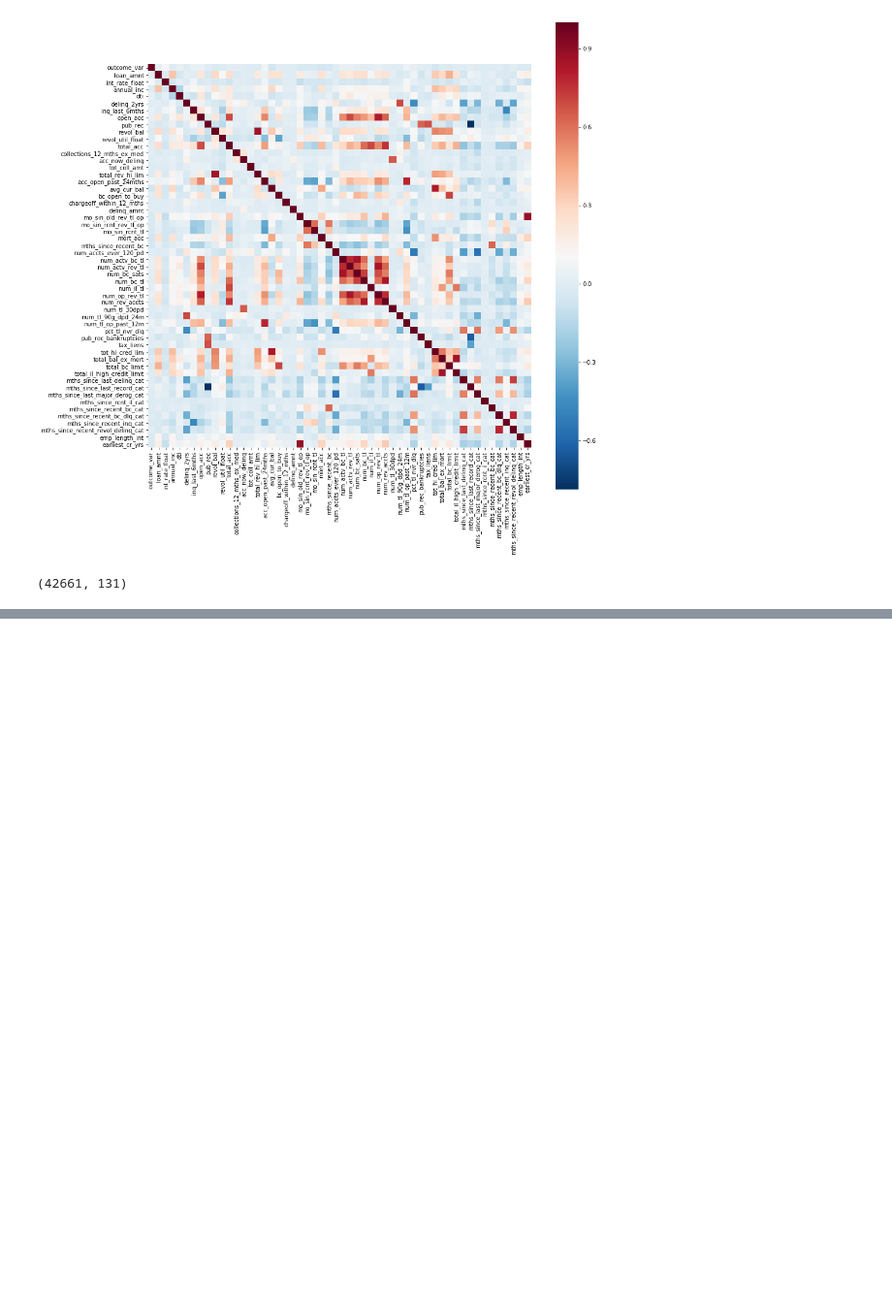
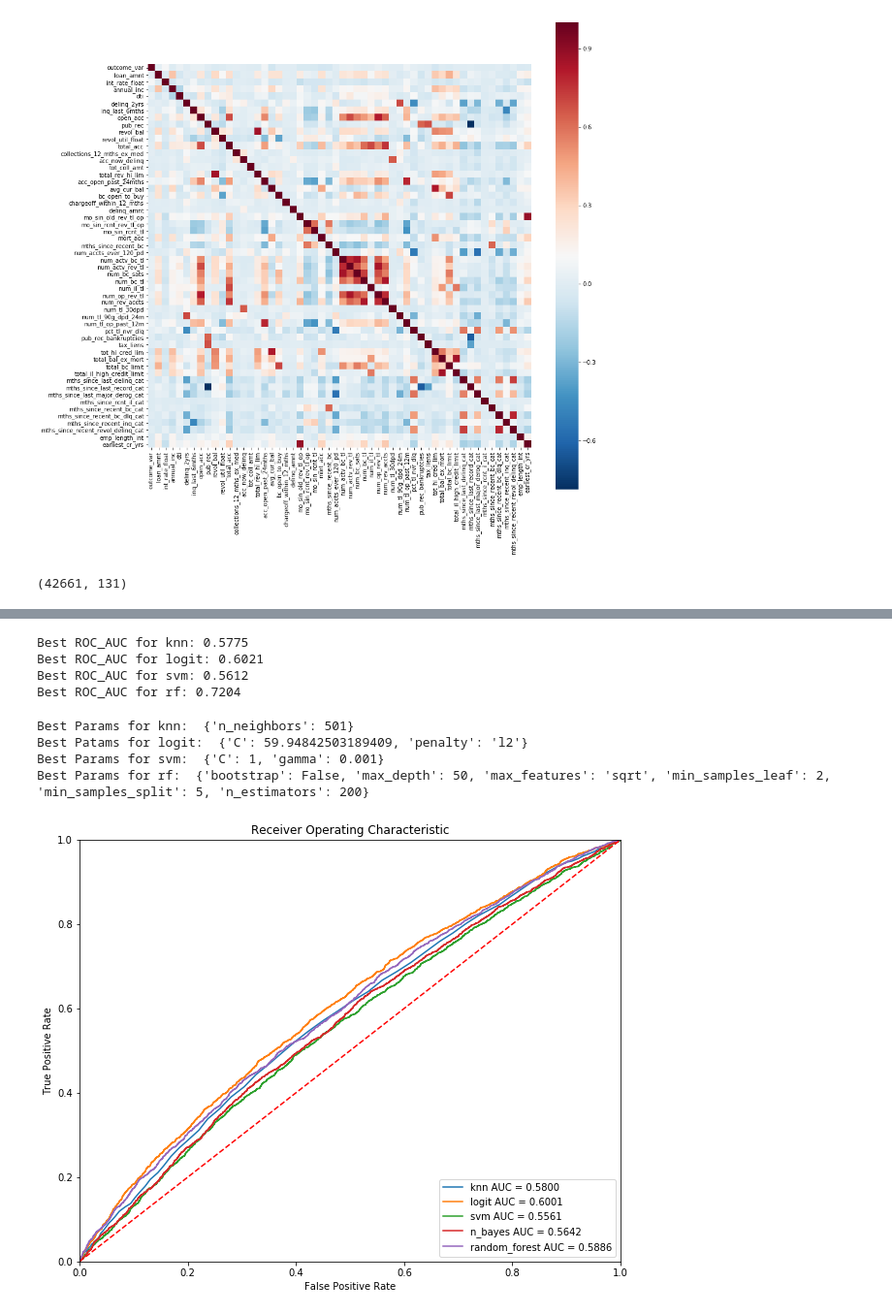
Before and after one commit to yiuhyuk/Project_3_Metis, a Jupyter notebook: lending_club_v1.0.ipynb, the cells around one changed output, grey strips where cells are left out. Shown: that part at 97% size. Saved outputs shown, nothing was run; the diff lists cells and outputs as text; code cells hidden in the pictures; blank space fills up the shorter version.

Commit message:
ROC Curves working properly now

```diff
--- a/lending_club_v1.0.ipynb
+++ b/lending_club_v1.0.ipynb
@@ -295,7 +295,7 @@ ks = [101, 501]
 param_grid = [{'n_neighbors': ks}]
 
 knn = KNeighborsClassifier()
-knn_grid = GridSearchCV(knn, param_grid, cv=5, scoring='roc_auc', verbose=1, n_jobs=-1)
+knn_grid = GridSearchCV(knn, param_grid, cv=5, scoring='roc_auc', verbose=10, n_jobs=-1)
 knn_grid.fit(x_norm_train, y_train)
 # %% [output]
 Fitting 5 folds for each of 2 candidates, totalling 10 fits
@@ -316,7 +319,7 @@ C = np.logspace(0, 4, 10)
 param_grid = dict(C=C, penalty=penalty)
 
 logistic = linear_model.LogisticRegression(solver='lbfgs', max_iter=10000)
-logistic_grid = GridSearchCV(logistic, param_grid, cv=5, scoring='roc_auc', verbose=1, n_jobs=-1)
+logistic_grid = GridSearchCV(logistic, param_grid, cv=5, scoring='roc_auc', verbose=10, n_jobs=-1)
 logistic_grid.fit(x_norm_train, y_train)
 # %% [output]
 Fitting 5 folds for each of 10 candidates, totalling 50 fits
@@ -341,7 +349,7 @@ gammas = [0.001, 0.1]
 param_grid = dict(C=C, gamma=gammas)
 
 svm1 = svm.SVC(kernel='rbf', probability=True)
-svm_grid = GridSearchCV(svm1, param_grid, cv=5, scoring='roc_auc', verbose=1, n_jobs=-1)
+svm_grid = GridSearchCV(svm1, param_grid, cv=5, scoring='roc_auc', verbose=10, n_jobs=-1)
 svm_grid.fit(x_norm_train, y_train)
 # %% [output]
 Fitting 5 folds for each of 2 candidates, totalling 10 fits
@@ -356,16 +376,16 @@ gnb_best = gnb.fit(x_norm_train, y_train)
 
 # Create the parameter grid based on the results of random search
 param_grid = {
-    'bootstrap': [True, False],
-    'max_depth': [10, 50],
-    'max_features': ['auto', 'sqrt'],
-    'min_samples_leaf': [2, 4],
-    'min_samples_split': [5, 10],
-    'n_estimators': [200, 800]
+    'bootstrap': [False],
+    'max_depth': [50, 70],
+    'max_features': ['sqrt'],
+    'min_samples_leaf': [1, 2],
+    'min_samples_split': [3, 5],
+    'n_estimators': [100, 200]
 }
 
 rf = RandomForestClassifier()
-rf_grid = GridSearchCV(estimator=rf, param_grid=param_grid, cv=5, verbose=1, n_jobs=-1)
+rf_grid = GridSearchCV(estimator=rf, param_grid=param_grid, cv=5, verbose=10, n_jobs=-1)
 rf_grid.fit(x_norm_train, y_train)
 # %% [output]
 Fitting 5 folds for each of 64 candidates, totalling 320 fits
@@ -388,36 +421,47 @@ GridSearchCV(cv=5, error_score='raise-deprecating',
 # %%
-print('Best ROC_AUC for knn: %0.3f', knn_grid.best_score_)
-print('Best ROC_AUC for logit: %0.3f', logistic_grid.best_score_)
-print('Best ROC_AUC for svm: %0.3f', svm_grid.best_score_)
-print('Best ROC_AUC for rf: %0.3f', rf_grid.best_score_)
+print('Best ROC_AUC for knn: %0.4f' % knn_grid.best_score_)
+print('Best ROC_AUC for logit: %0.4f' % logistic_grid.best_score_)
+print('Best ROC_AUC for svm: %0.4f' % svm_grid.best_score_)
+print('Best ROC_AUC for rf: %0.4f' % rf_grid.best_score_)
+# %% [output]
+Best ROC_AUC for knn: 0.5775
+Best ROC_AUC for logit: 0.6021
+Best ROC_AUC for svm: 0.5612
+Best ROC_AUC for rf: 0.7204
+# %%
+print('Best Params for knn: ', knn_grid.best_params_)
+print('Best Patams for logit: ', logistic_grid.best_params_)
+print('Best Params for svm: ', svm_grid.best_params_)
+print('Best Params for rf: ', rf_grid.best_params_)
+# %% [output]
+Best Params for knn:  {'n_neighbors': 501}
+Best Patams for logit:  {'C': 59.94842503189409, 'penalty': 'l2'}
+Best Params for svm:  {'C': 1, 'gamma': 0.001}
+Best Params for rf:  {'bootstrap': False, 'max_depth': 50, 'max_features': 'sqrt', 'min_samples_leaf': 2, 'min_samples_split': 5, 'n_estimators': 200}
 # %%
 model_list = [knn_grid.best_estimator_,
               logistic_grid.best_estimator_,
               svm_grid.best_estimator_,
               gnb_best,
               rf_grid.best_estimator_]
 
 model_name = ['knn', 'logit', 'svm', 'n_bayes', 'random_forest']
 
 # Plot ROC curve for all my models
 fig, ax = plt.subplots(figsize=(10,8))
-tony_default_rate = []
 for i, model in enumerate(model_list):
     y_pred = list(model.predict_proba(x_norm_val)[:,1])
     fpr, tpr, threshold = metrics.roc_curve(y_val, y_pred)
     roc_auc = metrics.auc(fpr, tpr)
     plt.plot(fpr, tpr, label = (model_name[i] + ' AUC = %0.4f' % roc_auc))
-    conf_mat = metrics.confusion_matrix(y_val, y_pred)
-    tony_default_rate.append(conf_mat[0,1]/(conf_mat[0,0] + conf_mat[0,1]))
 
 plt.legend(loc = 'lower right')
 plt.title('Receiver Operating Characteristic')
 plt.plot([0, 1], [0, 1],'r--')
 plt.xlim([0, 1])
 plt.ylim([0, 1])
 plt.ylabel('True Positive Rate')
 plt.xlabel('False Positive Rate')
 plt.show()
-
-for i, val in enumerate(model_name):
-    print(val + ' Default Rate in Clean Portfolio: %0.3f', tony_default_rate[i])
+# %% [output]
+[figure, added]
```
Also changed, not shown: parts of 7 cells of this notebook.
